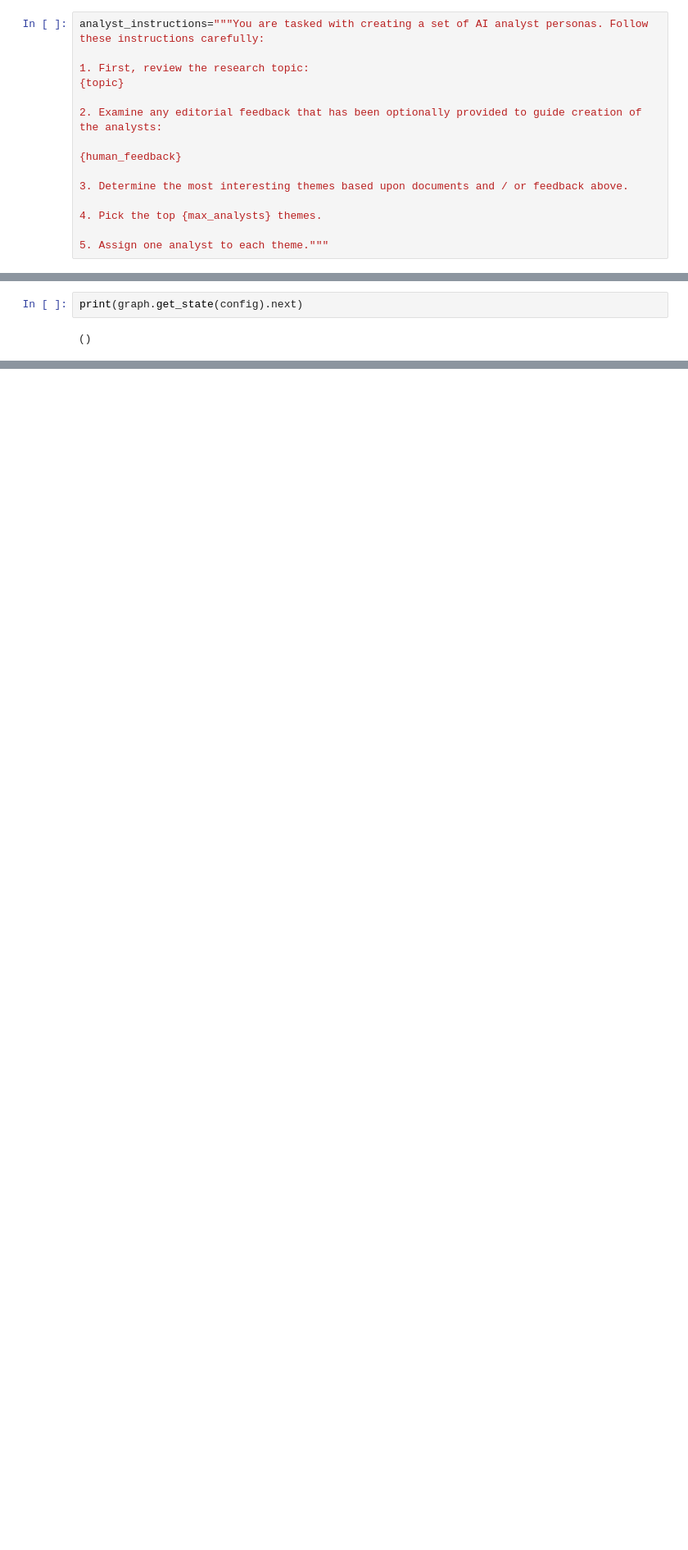
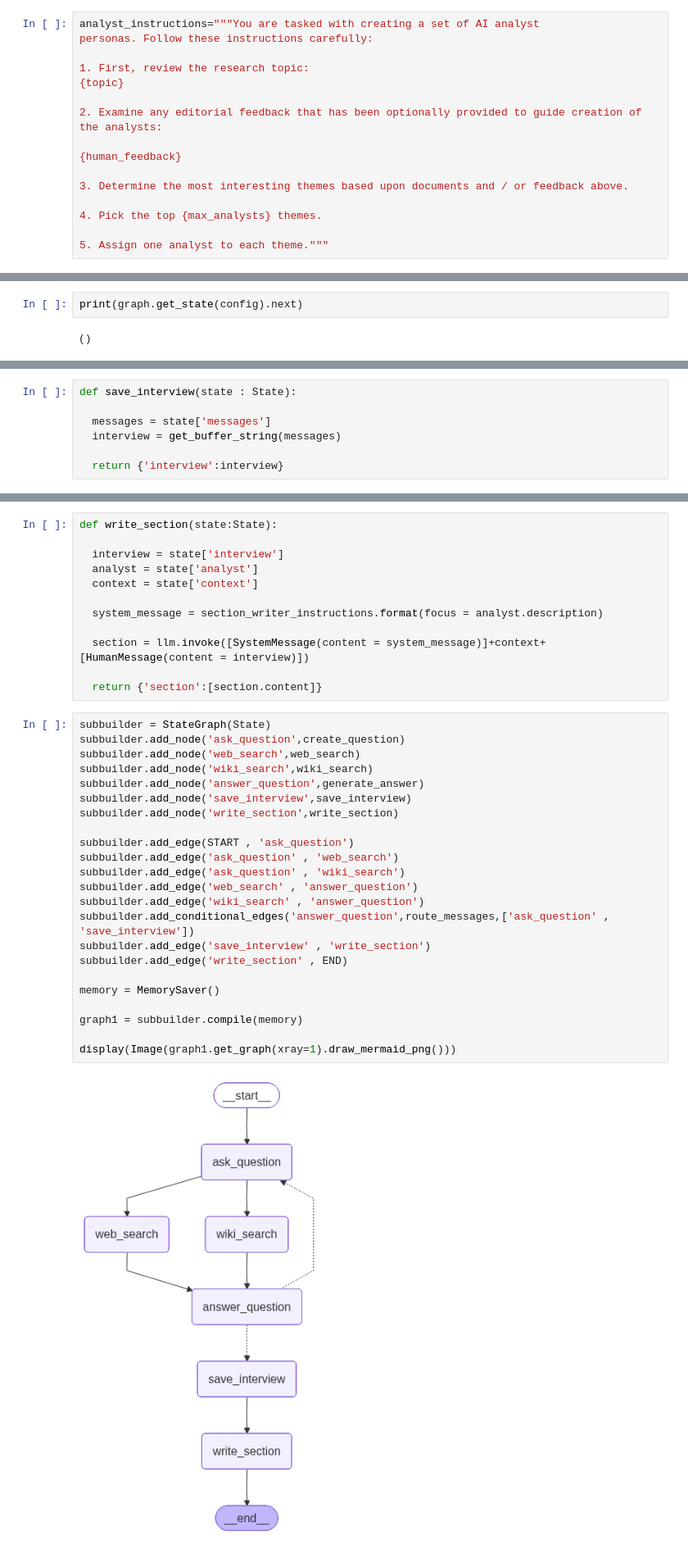
Before and after one commit to DeepanshuSharma1607/langgraph, a Jupyter notebook: lg_project.ipynb, the cells around one changed output, grey strips where cells are left out. Shown at 82% size. Drawn from its saved outputs; the diff is of its cells as text; blank space fills up the shorter version.

```diff
--- a/lg_project.ipynb
+++ b/lg_project.ipynb
@@ -59,5 +125,6 @@ AIMessage(
 # %%
-analyst_instructions="""You are tasked with creating a set of AI analyst personas. Follow these instructions carefully:
+analyst_instructions="""You are tasked with creating a set of AI analyst
+personas. Follow these instructions carefully:
 
 1. First, review the research topic:
 {topic}
@@ -227,0 +447,7 @@ print(graph.get_state(config).next)
+# %%
+def save_interview(state : State):
+
+  messages = state['messages']
+  interview = get_buffer_string(messages)
+
+  return {'interview':interview}
@@ -227,0 +521,37 @@ print(graph.get_state(config).next)
+# %%
+def write_section(state:State):
+
+  interview = state['interview']
+  analyst = state['analyst']
+  context = state['context']
+
+  system_message = section_writer_instructions.format(focus = analyst.description)
+
+  section = llm.invoke([SystemMessage(content = system_message)]+context+[HumanMessage(content = interview)])
+
+  return {'section':[section.content]}
+# %%
+subbuilder = StateGraph(State)
+subbuilder.add_node('ask_question',create_question)
+subbuilder.add_node('web_search',web_search)
+subbuilder.add_node('wiki_search',wiki_search)
+subbuilder.add_node('answer_question',generate_answer)
+subbuilder.add_node('save_interview',save_interview)
+subbuilder.add_node('write_section',write_section)
+
+subbuilder.add_edge(START , 'ask_question')
+subbuilder.add_edge('ask_question' , 'web_search')
+subbuilder.add_edge('ask_question' , 'wiki_search')
+subbuilder.add_edge('web_search' , 'answer_question')
+subbuilder.add_edge('wiki_search' , 'answer_question')
+subbuilder.add_conditional_edges('answer_question',route_messages,['ask_question' , 'save_interview'])
+subbuilder.add_edge('save_interview' , 'write_section')
+subbuilder.add_edge('write_section' , END)
+
+memory = MemorySaver()
+
+graph1 = subbuilder.compile(memory)
+
+display(Image(graph1.get_graph(xray=1).draw_mermaid_png()))
+# %% [output]
+[figure, added]
```
Also changed, not shown: parts of 24 cells of this notebook.
